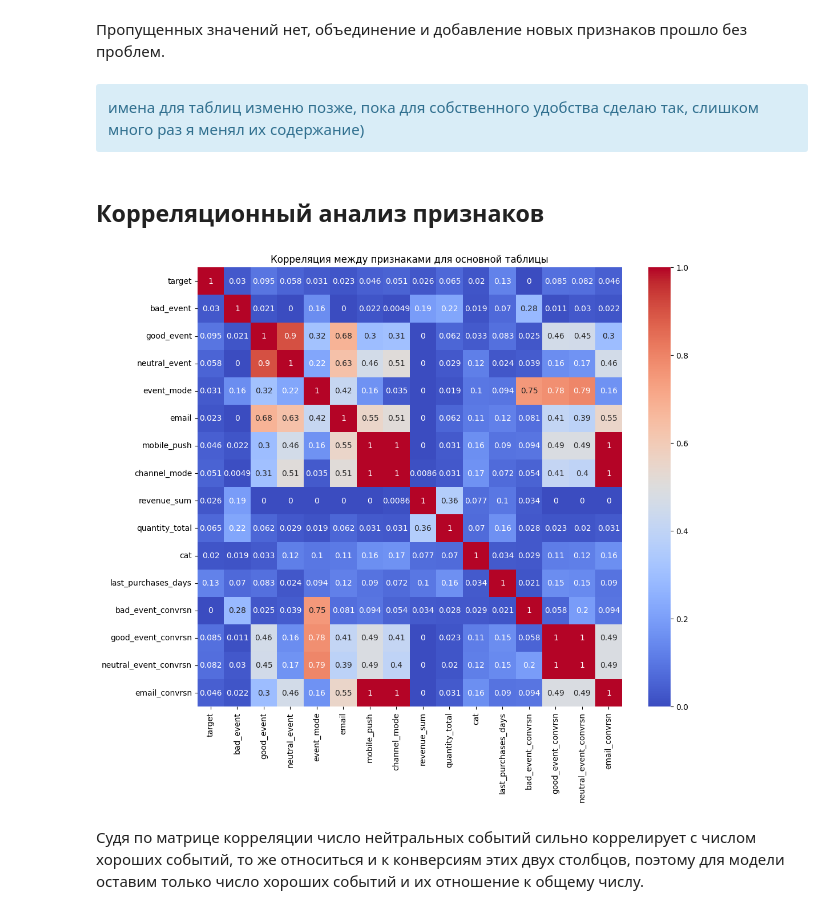
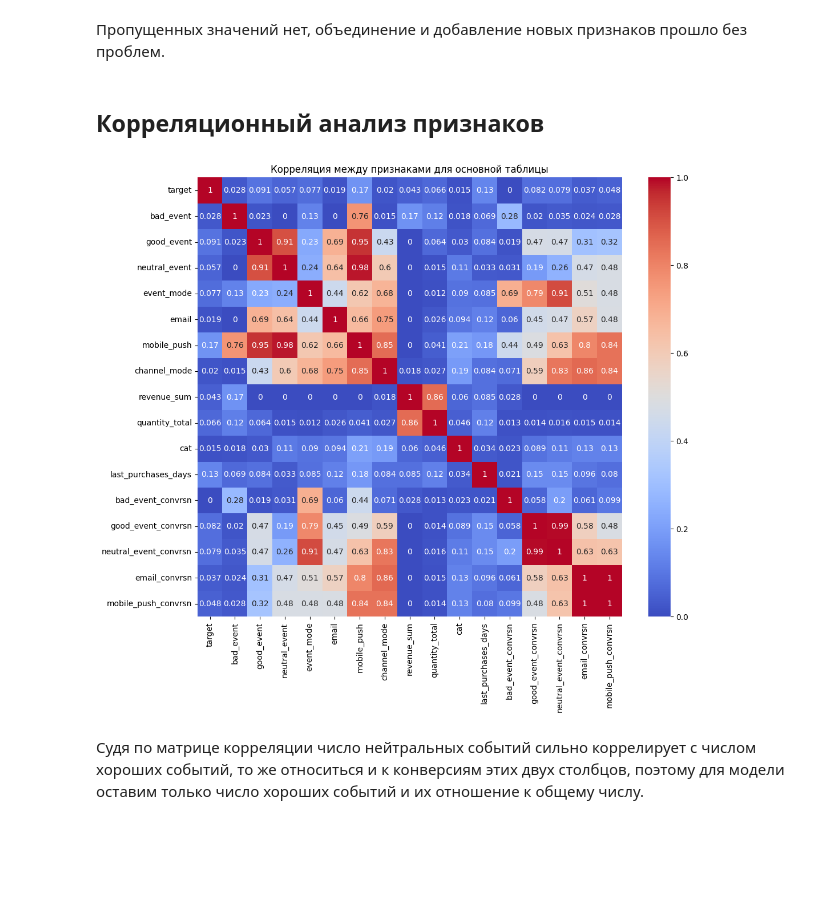
Before and after one commit to Proffeross/Marceting, a Jupyter notebook: Marceting_project.ipynb, the cells around one changed output. Saved outputs shown, nothing was run; the diff lists cells and outputs as text; code cells hidden in the pictures; blank space fills up the shorter version.

```diff
--- a/Marceting_project.ipynb
+++ b/Marceting_project.ipynb
@@ -505,8 +502,10 @@ c.reset_index()
 49848 rows × 4 columns
 # %%
 #найдем число дней с момента последней покупки
-c_1 = purchases_data.groupby('client_id').agg(date_max=('date', lambda x: x.max()), date_min=('date', lambda x: x.min()))
-c_1['last_purchases_days'] = (c_1['date_max']-c_1['date_min']).dt.days
-c_1.reset_index()
+days_after_buy = purchases_data.groupby('client_id').agg(date_max=('date', lambda x: x.max()), date_min=('date', lambda x: x.min()))
+days_after_buy['last_purchases_days'] = (days_after_buy['date_max']-days_after_buy['date_min']).dt.days
+days_after_buy.reset_index()
+print(days_after_buy.head())
 #добавим новый столбце к основной таблице
-c = pd.merge(c, c_1, on='client_id', how='left')
+revenue_sum_per_client = pd.merge(revenue_sum_per_client, days_after_buy, on='client_id', how='inner')
+revenue_sum_per_client.info()
@@ -554,10 +593,31 @@ memory usage: 5.1+ MB
+# %%
+#заполним пропуски, чтобы не фильтровать слишком много строк с данными
+col = ['target', 'bad_event', 'good_event', 'event_mode', 'email',
+       'mobile_push', 'channel_mode', 'revenue_sum', 'quantity_total', 'cat',
+       'last_purchases_days']
+num_cols = ['neutral_event', 'bad_event', 'good_event', 'email',
+            'mobile_push', 'revenue_sum', 'quantity_total',
+            'last_purchases_days', 'event_count']
+cat_cols = ['channel_mode', 'event_mode', 'cat']
+
+data[num_cols] = data[num_cols].fillna(0)
+data[cat_cols] = data[cat_cols].fillna("unknown")
 # %%
 #добавим конверсии для событий
-data['bad_event_convrsn'] = data['bad_event'] / data['event_count']
-data['good_event_convrsn'] = data['good_event'] / data['event_count']
-data['neutral_event_convrsn'] = data['neutral_event'] / data['event_count']
-data['email_convrsn'] = data['email'] / data['event_count']
-data['mobile_push'] = data['mobile_push'] / data['event_count']
+data['bad_event_convrsn'] = data['bad_event'] / data['event_count'].replace(0, np.nan)
+data['good_event_convrsn'] = data['good_event'] / data['event_count'].replace(0, np.nan)
+data['neutral_event_convrsn'] = data['neutral_event'] / data['event_count'].replace(0, np.nan)
+data['email_convrsn'] = data['email'] / data['event_count'].replace(0, np.nan)
+data['mobile_push_convrsn'] = data['mobile_push'] / data['event_count'].replace(0, np.nan)
+
+conv_cols = ['bad_event_convrsn',
+             'good_event_convrsn',
+             'neutral_event_convrsn',
+             'email_convrsn',
+             'mobile_push_convrsn'
+            ]
+
+data[conv_cols] = data[conv_cols].fillna(0)
 display(data.sample(5))
 data.info()
 # %% [output]
@@ -587,38 +648,35 @@ memory usage: 6.4+ MB
 # %% [markdown]
 Пропущенных значений нет, объединение и добавление новых признаков прошло без проблем.
-# %% [markdown]
-<div class='alert-info'>
-    имена для таблиц изменю позже, пока для собственного удобства сделаю так, слишком много раз я менял их содержание)
 # %% [markdown]
 ## Корреляционный анализ признаков
 # %%
 #используем для этого более подходящую библитеку phik,
 #которая может найти коэффициент корреляции между числовыми и категориальными признаками
 data_corr = data.drop(['event_count',
                         'client_id',
                         'date_max',
                         'date_min'], axis=1)
 data_corr = data_corr.phik_matrix(
     interval_cols=['bad_event',
                    'good_event',
                    'neutral_event',
                    'email',
-                   'mobile_push',
+                   'mobile_push_convrsn',
                    'revenue_sum',
                    'quantity_total',
                    'bad_event_convrsn',
                    'good_event_convrsn',
                    'neutral_event_convrsn',
                    'email_convrsn',
                    'last_purchases_days'
                   ]
 )
 plt.figure(figsize=(12, 10))
 sns.heatmap(data_corr, annot=True, cmap='coolwarm')
 plt.title('Корреляция между признаками для основной таблицы')
 plt.show()
 # %% [output]
-[figure, old version]
+[figure, new version]
 # %% [markdown]
 Судя по матрице корреляции число нейтральных событий сильно коррелирует с числом хороших событий, то же относиться и к конверсиям этих двух столбцов, поэтому для модели оставим только число хороших событий и их отношение к общему числу.
 # %% [markdown]
```
Also changed, not shown: parts of 27 cells of this notebook, 5 other files.
